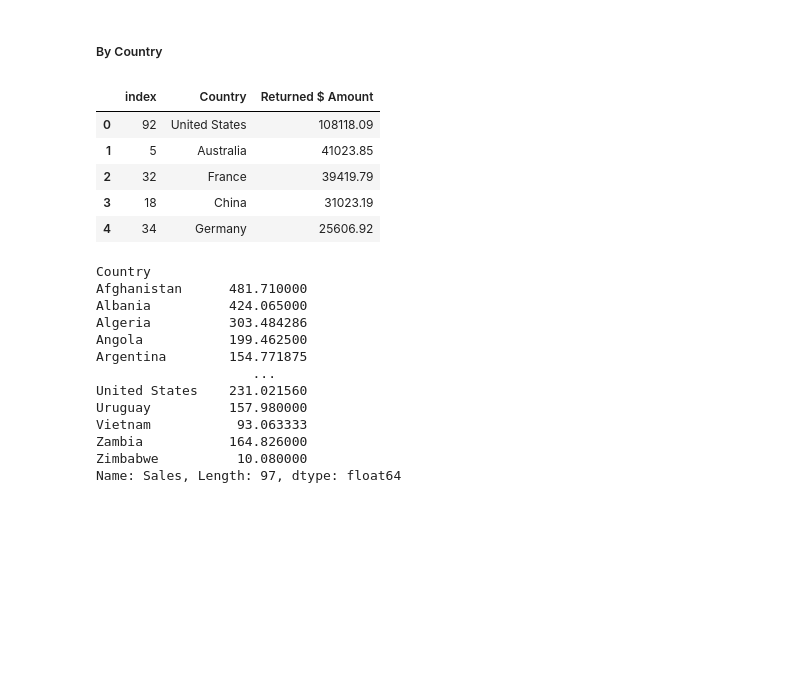
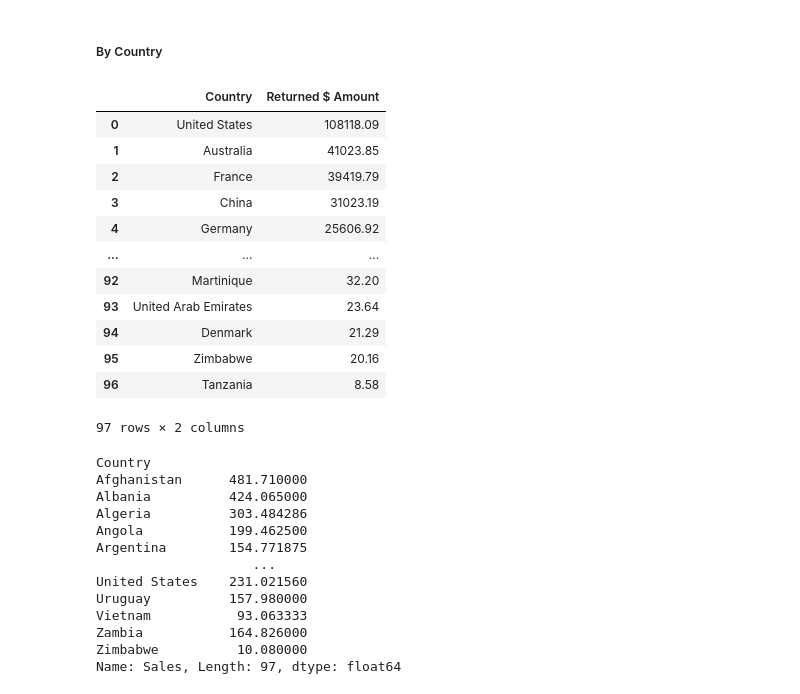
Before and after one commit to rachael-meinders/superstore, a Jupyter notebook: exploration_allorders.ipynb, the cells around one changed output. Saved outputs shown, nothing was run; the diff lists cells and outputs as text; code cells hidden in the pictures; blank space fills up the shorter version.

```diff
--- a/exploration_allorders.ipynb
+++ b/exploration_allorders.ipynb
@@ -175,17 +175,21 @@ dtype: int64
 ##### By Country
 # %%
 # Returns total Dollars by Country
-amt_return=super_df.loc[super_df.Returned==1].groupby(['Country'])[['Sales']].sum().reset_index()
-amt_return.rename(columns={ 'Sales':'Returned $ Amount'}, inplace=True)
-
-amt_return.sort_values(by = 'Returned $ Amount', ascending = False ).head().reset_index()
+super_df.loc[super_df.Returned==1].groupby(['Country'])[['Returned $ Amount']].sum().sort_values(by = 'Returned $ Amount', ascending = False ).reset_index()
 # %% [output]
-|  | index | Country | Returned $ Amount |
-| 0 | 92 | United States | 108118.09 |
-| 1 | 5 | Australia | 41023.85 |
-| 2 | 32 | France | 39419.79 |
-| 3 | 18 | China | 31023.19 |
-| 4 | 34 | Germany | 25606.92 |
+|  | Country | Returned $ Amount |
+| 0 | United States | 108118.09 |
+| 1 | Australia | 41023.85 |
+| 2 | France | 39419.79 |
+| 3 | China | 31023.19 |
+| 4 | Germany | 25606.92 |
+| ... | ... | ... |
+| 92 | Martinique | 32.20 |
+| 93 | United Arab Emirates | 23.64 |
+| 94 | Denmark | 21.29 |
+| 95 | Zimbabwe | 20.16 |
+| 96 | Tanzania | 8.58 |
+97 rows × 2 columns
 # %%
 # Average return by Country
 super_df.loc[super_df.Returned==1].groupby(['Country'])['Sales'].mean()
```
Also changed, not shown: parts of 2 cells of this notebook, 3 other files.
